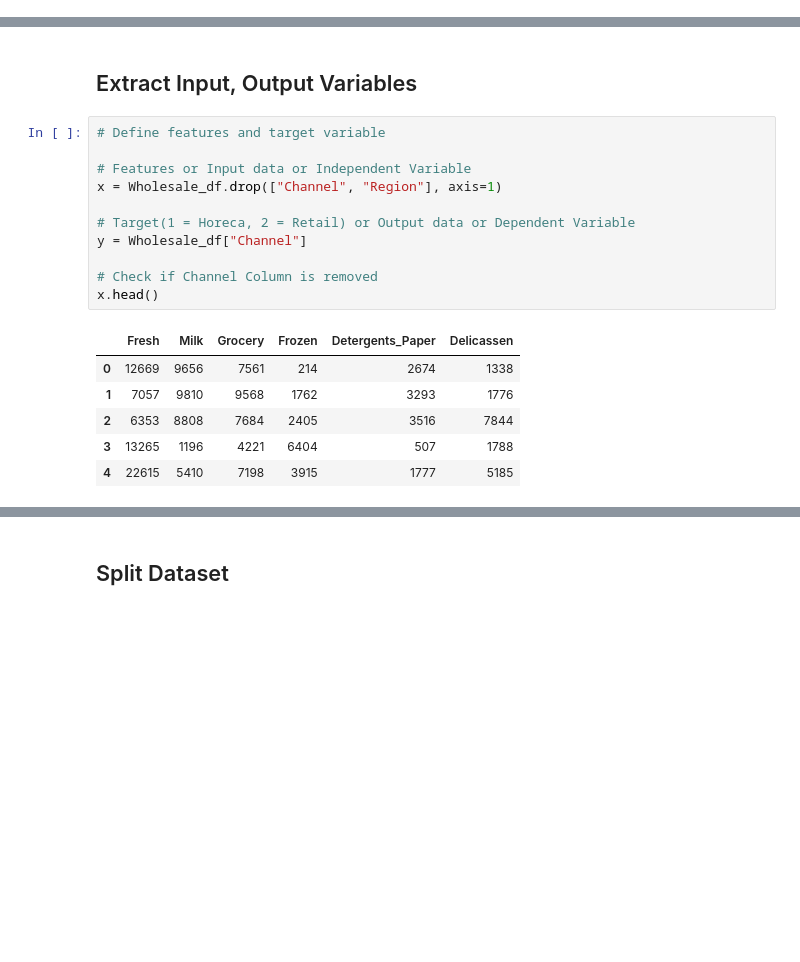
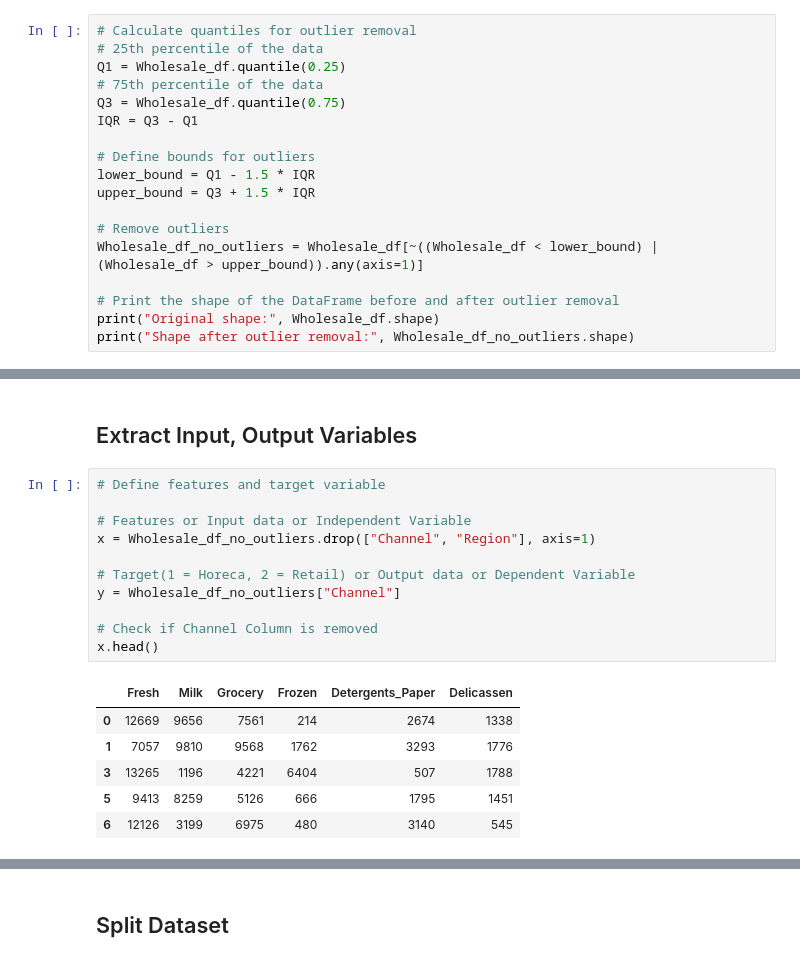
Before and after one commit to SobiaNoorAI/Wholesale-Customer-Segmentation-and-Spending-Behavior-Analysis-By-ML, a Jupyter notebook: Logistic_Regression_Wholesale_Customers.ipynb, the cells around one changed output, grey strips where cells are left out. Saved outputs shown, nothing was run; the diff lists cells and outputs as text; blank space fills up the shorter version.

```diff
--- a/Logistic_Regression_Wholesale_Customers.ipynb
+++ b/Logistic_Regression_Wholesale_Customers.ipynb
@@ -92,0 +104,18 @@ print(Wholesale_df.duplicated().sum())
+# %%
+# Calculate quantiles for outlier removal
+# 25th percentile of the data
+Q1 = Wholesale_df.quantile(0.25)
+# 75th percentile of the data
+Q3 = Wholesale_df.quantile(0.75)
+IQR = Q3 - Q1
+
+# Define bounds for outliers
+lower_bound = Q1 - 1.5 * IQR
+upper_bound = Q3 + 1.5 * IQR
+
+# Remove outliers
+Wholesale_df_no_outliers = Wholesale_df[~((Wholesale_df < lower_bound) | (Wholesale_df > upper_bound)).any(axis=1)]
+
+# Print the shape of the DataFrame before and after outlier removal
+print("Original shape:", Wholesale_df.shape)
+print("Shape after outlier removal:", Wholesale_df_no_outliers.shape)
@@ -95,18 +146,18 @@ print(Wholesale_df.duplicated().sum())
 # %%
 # Define features and target variable
 
 # Features or Input data or Independent Variable
-x = Wholesale_df.drop(["Channel", "Region"], axis=1)
+x = Wholesale_df_no_outliers.drop(["Channel", "Region"], axis=1)
 
 # Target(1 = Horeca, 2 = Retail) or Output data or Dependent Variable
-y = Wholesale_df["Channel"]
+y = Wholesale_df_no_outliers["Channel"]
 
 # Check if Channel Column is removed
 x.head()
 # %% [output]
 |  | Fresh | Milk | Grocery | Frozen | Detergents_Paper | Delicassen |
 | 0 | 12669 | 9656 | 7561 | 214 | 2674 | 1338 |
 | 1 | 7057 | 9810 | 9568 | 1762 | 3293 | 1776 |
-| 2 | 6353 | 8808 | 7684 | 2405 | 3516 | 7844 |
 | 3 | 13265 | 1196 | 4221 | 6404 | 507 | 1788 |
-| 4 | 22615 | 5410 | 7198 | 3915 | 1777 | 5185 |
+| 5 | 9413 | 8259 | 5126 | 666 | 1795 | 1451 |
+| 6 | 12126 | 3199 | 6975 | 480 | 3140 | 545 |
```
Also changed, not shown: parts of 13 cells of this notebook.
